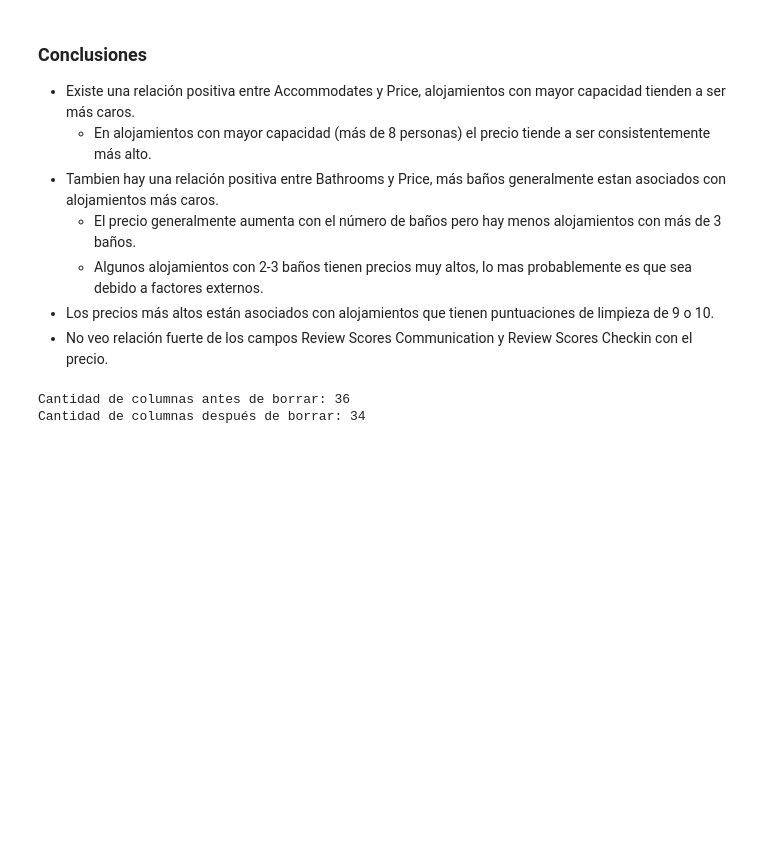
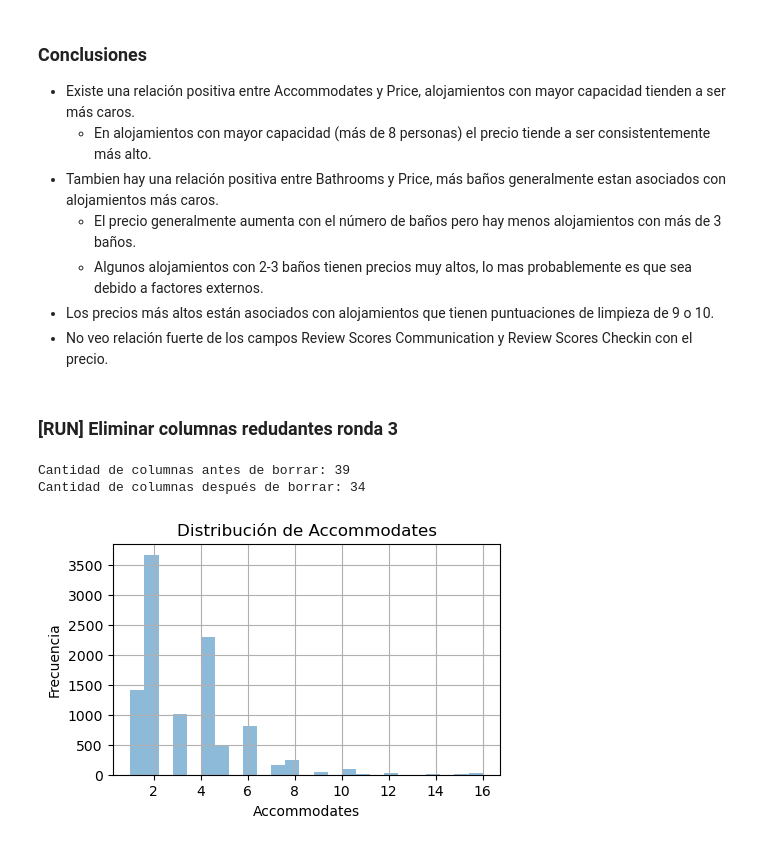
Before and after one commit to asimarra/Machine-Learning-101, a Jupyter notebook: Practica/Practica.ipynb, the cells around one changed output. Saved outputs shown, nothing was run; the diff lists cells and outputs as text; code cells hidden in the pictures; blank space fills up the shorter version.

```diff
--- a/Practica/Practica.ipynb
+++ b/Practica/Practica.ipynb
@@ -460,13 +525,19 @@ plt.show()
     * Algunos alojamientos con 2-3 baños tienen precios muy altos, lo mas probablemente es que sea debido a factores externos.
 * Los precios más altos están asociados con alojamientos que tienen puntuaciones de limpieza de 9 o 10.
 * No veo relación fuerte de los campos Review Scores Communication y Review Scores Checkin con el precio.
+# %% [markdown]
+### [RUN] Eliminar columnas redudantes ronda 3
 # %%
 def eliminar_columnas_ronda_tres (dataset):
-    return dataset.drop(['Review Scores Communication', 'Review Scores Checkin'], axis=1)
+    return dataset.drop(['Review Scores Communication', 'Review Scores Checkin', 'Availability 30', 'Availability 60', 'Availability 90'], axis=1)
 
 print(f'Cantidad de columnas antes de borrar: {airbnb_train_data.shape[1]}')
 airbnb_train_data = eliminar_columnas_ronda_tres(airbnb_train_data)
 print(f'Cantidad de columnas después de borrar: {airbnb_train_data.shape[1]}')
 # %% [output]
-Cantidad de columnas antes de borrar: 36
+Cantidad de columnas antes de borrar: 39
 Cantidad de columnas después de borrar: 34
+# %%
+grafica_frecuencia_por_columnas(activarBreak = True)
+# %% [output]
+[figure, added]
```
Also changed, not shown: parts of 35 cells of this notebook, 3 other files.
